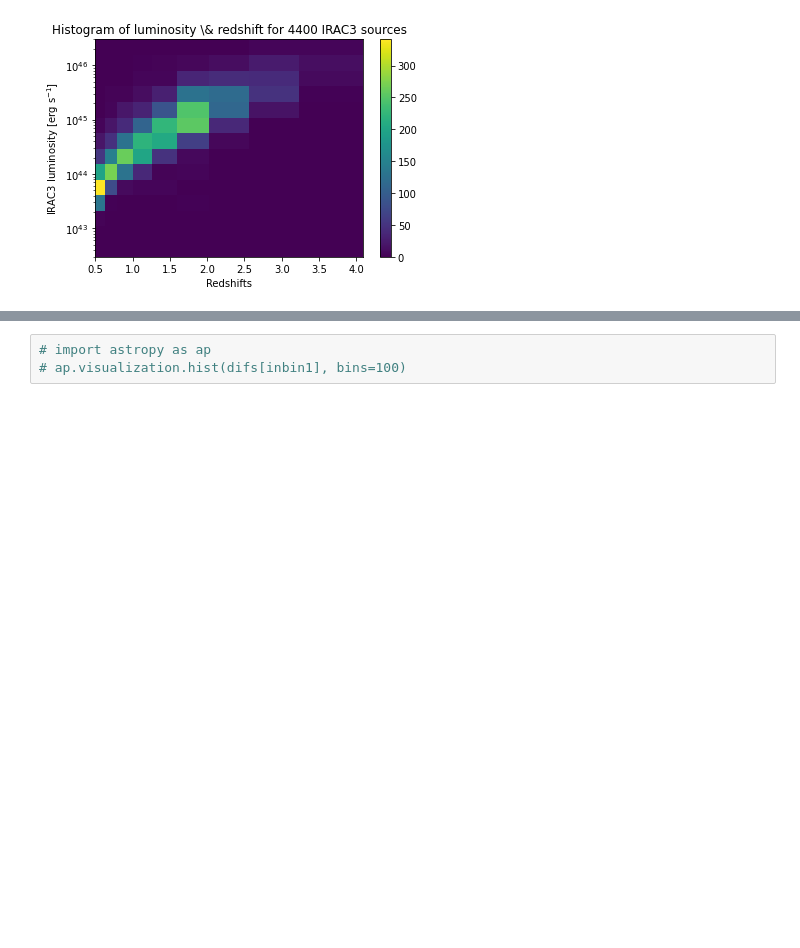
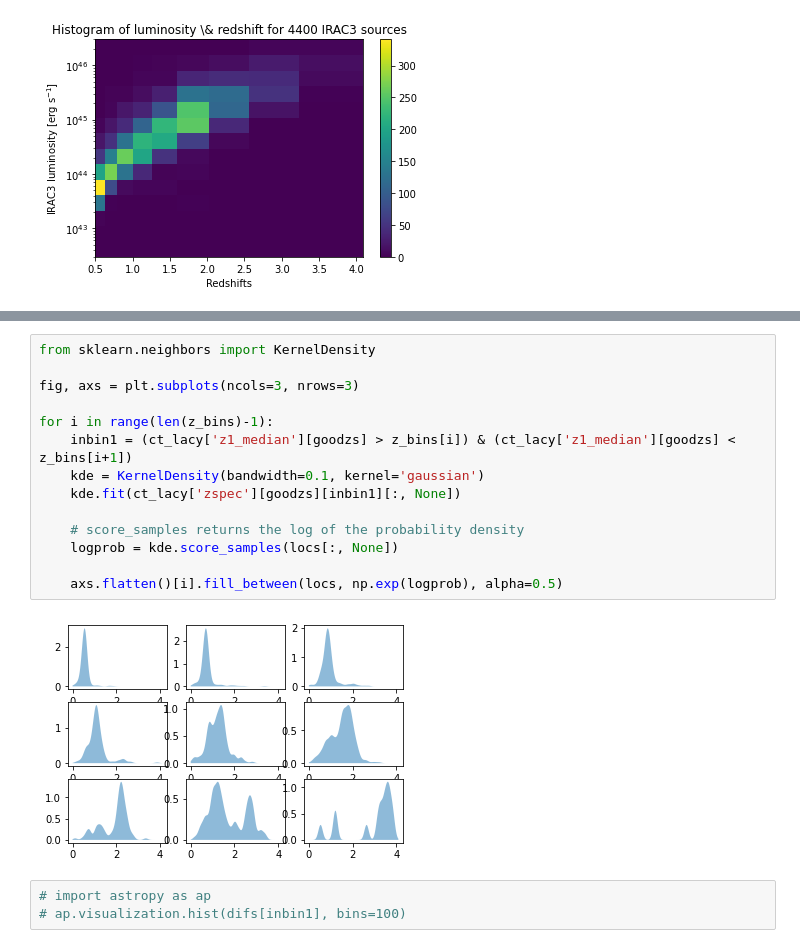
Before and after one commit to runburg/agn_lf, a Jupyter notebook: notebooks/ir_lf_HELP_XMMLSS.ipynb, the cells around one changed output, grey strips where cells are left out. Cells and saved outputs as stored; diff of their text form; blank space fills up the shorter version.

```diff
--- a/notebooks/ir_lf_HELP_XMMLSS.ipynb
+++ b/notebooks/ir_lf_HELP_XMMLSS.ipynb
@@ -177,3 +177,19 @@ plt.savefig('./output/ir_zdifs_histo.pdf')
+# %%
+from sklearn.neighbors import KernelDensity
+
+fig, axs = plt.subplots(ncols=3, nrows=3)
+
+for i in range(len(z_bins)-1):
+    inbin1 = (ct_lacy['z1_median'][goodzs] > z_bins[i]) & (ct_lacy['z1_median'][goodzs] < z_bins[i+1])
+    kde = KernelDensity(bandwidth=0.1, kernel='gaussian')
+    kde.fit(ct_lacy['zspec'][goodzs][inbin1][:, None])
+
+    # score_samples returns the log of the probability density
+    logprob = kde.score_samples(locs[:, None])
+
+    axs.flatten()[i].fill_between(locs, np.exp(logprob), alpha=0.5)
+# %% [output]
+[figure, added]
 # %%
 # import astropy as ap
 # ap.visualization.hist(difs[inbin1], bins=100)
```
Also changed, not shown: parts of 6 cells of this notebook, 5 other files.
